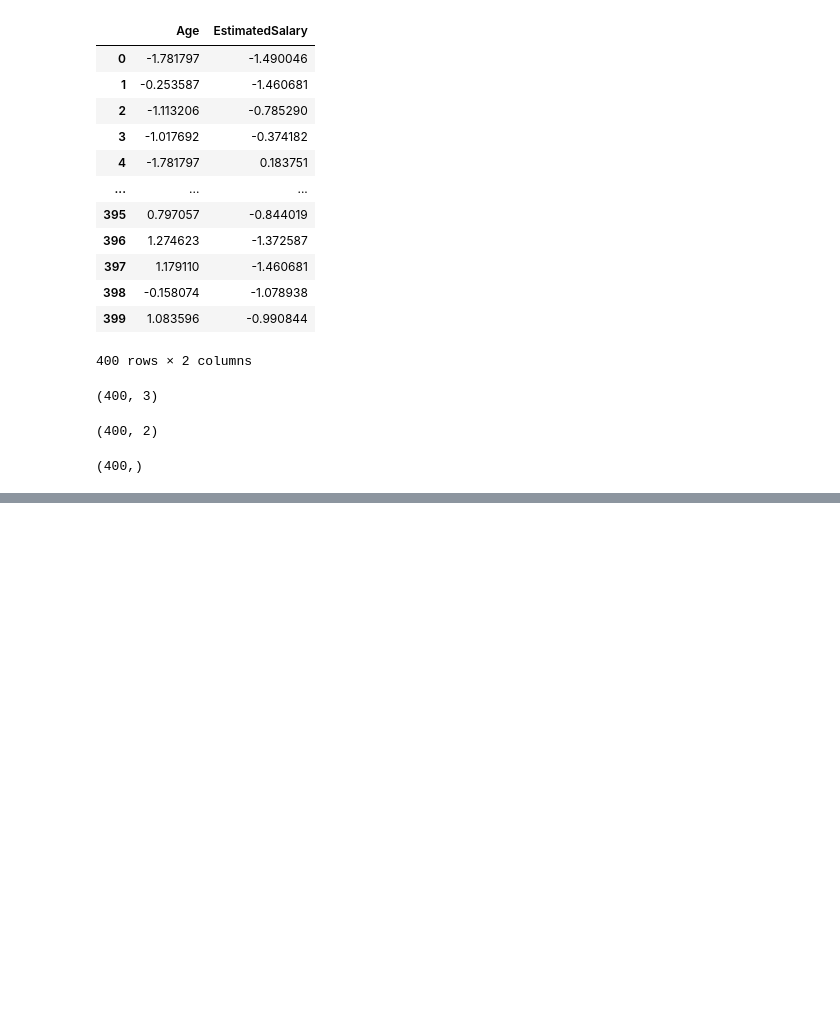
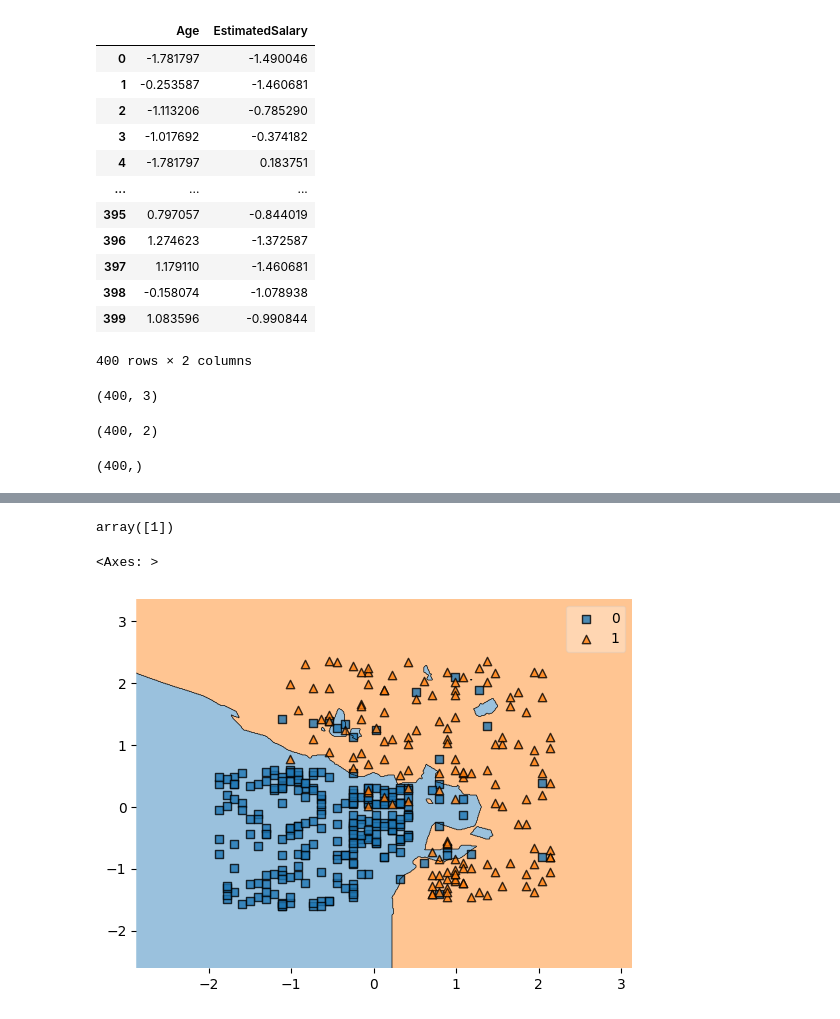
Before and after one commit to sanjay-r-0508/Data_Science_Notes, a Jupyter notebook: machine_learning/supervised_learning_in_ml/classification/k_nearest_neighbours.ipynb, the cells around one changed output, grey strips where cells are left out. Cells and saved outputs as stored; diff of their text form; code cells hidden in the pictures; blank space fills up the shorter version.

```diff
--- a/machine_learning/supervised_learning_in_ml/classification/k_nearest_neighbours.ipynb
+++ b/machine_learning/supervised_learning_in_ml/classification/k_nearest_neighbours.ipynb
@@ -91,10 +93,10 @@ y.shape
 (400,)
 # %%
 from sklearn.model_selection import train_test_split
-x_train, y_train, x_test, y_test = train_test_split(x, y, test_size = 0.25, random_state = 42)
+x_train, x_test, y_train,y_test = train_test_split(x, y, test_size = 0.25, random_state = 42)
 # %%
 from sklearn.neighbors import KNeighborsClassifier
 # %%
-knn = KNeighborsClassifier()
+knn = KNeighborsClassifier(n_neighbors = 3)
 knn.fit(x_train, y_train)
 # %% [output]
@@ -101,0 +135,4 @@ ValueError: Found input variables with inconsistent numbers of samples: [300, 10
+# %%
+knn.predict([[1.083596, -0.990844]])
+# %% [output]
+array([1])
@@ -101,0 +141,5 @@ ValueError: Found input variables with inconsistent numbers of samples: [300, 10
+# %%
+plot_decision_regions(x.to_numpy(), y.to_numpy(), clf = knn)
+# %% [output]
+<Axes: >
+[figure, added]
```
Also changed, not shown: parts of 6 cells of this notebook.
